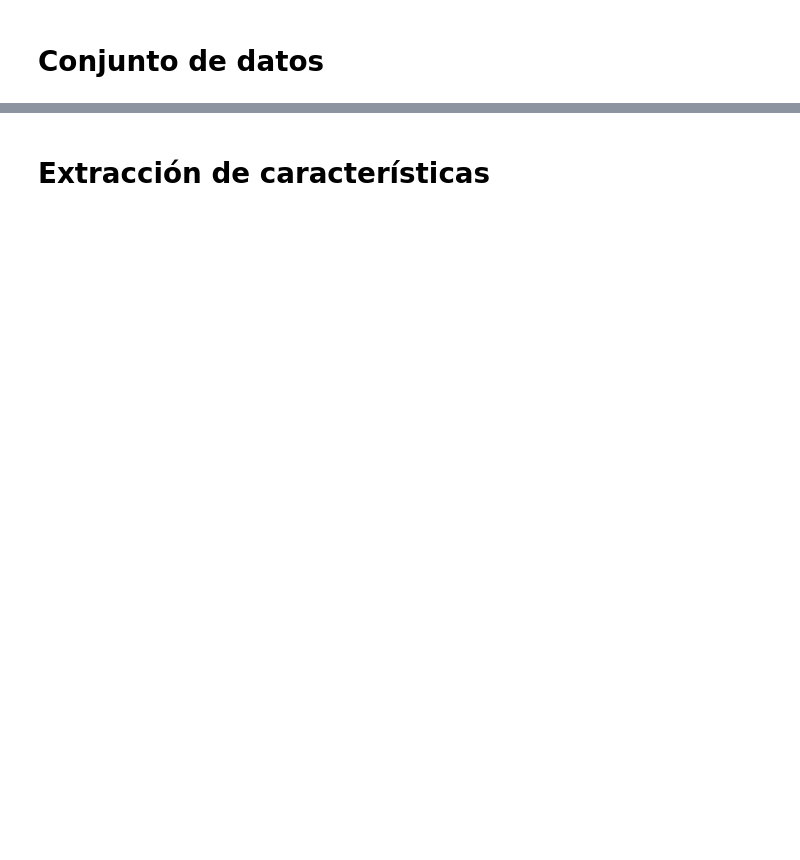
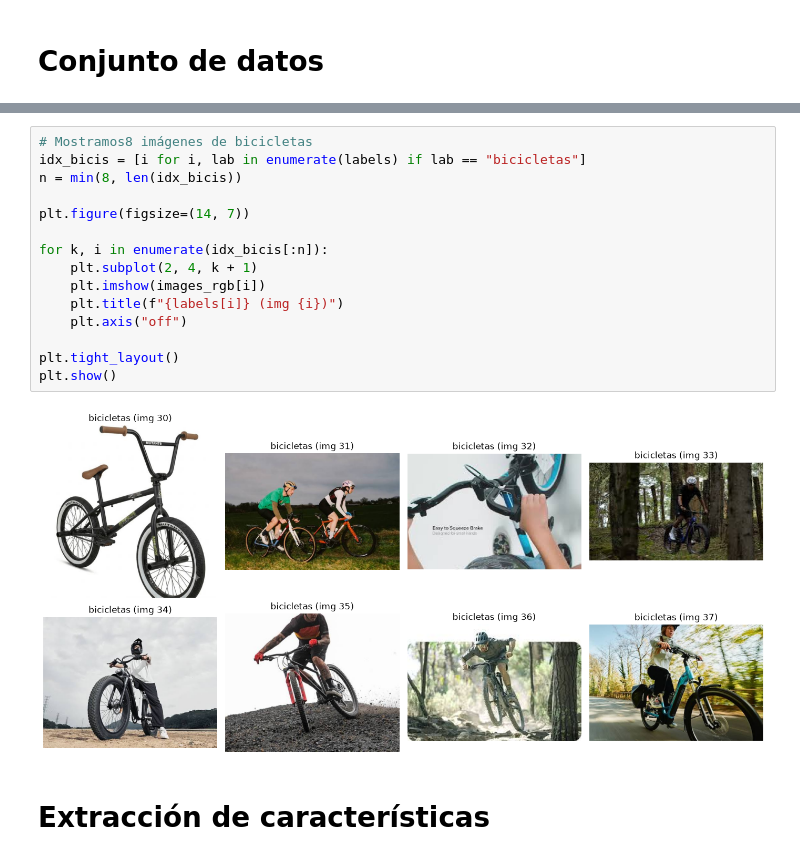
Before and after one commit to tdavidvergara/lab1-vision-computacional-deep-learning, a Jupyter notebook: Clase_2_B_2026_EAI.ipynb, the cells around one changed output, grey strips where cells are left out. Drawn from its saved outputs; the diff is of its cells as text; blank space fills up the shorter version.

```diff
--- a/Clase_2_B_2026_EAI.ipynb
+++ b/Clase_2_B_2026_EAI.ipynb
@@ -59,2 +98,19 @@ Total imágenes: 7
+# %%
+# Mostramos8 imágenes de bicicletas
+idx_bicis = [i for i, lab in enumerate(labels) if lab == "bicicletas"]
+n = min(8, len(idx_bicis))
+
+plt.figure(figsize=(14, 7))
+
+for k, i in enumerate(idx_bicis[:n]):
+    plt.subplot(2, 4, k + 1)
+    plt.imshow(images_rgb[i])
+    plt.title(f"{labels[i]} (img {i})")
+    plt.axis("off")
+
+plt.tight_layout()
+plt.show()
+# %% [output]
+[figure, added]
 # %% [markdown]
 # Extracción de características
```
Also changed, not shown: parts of 9 cells of this notebook, 31 other files.
